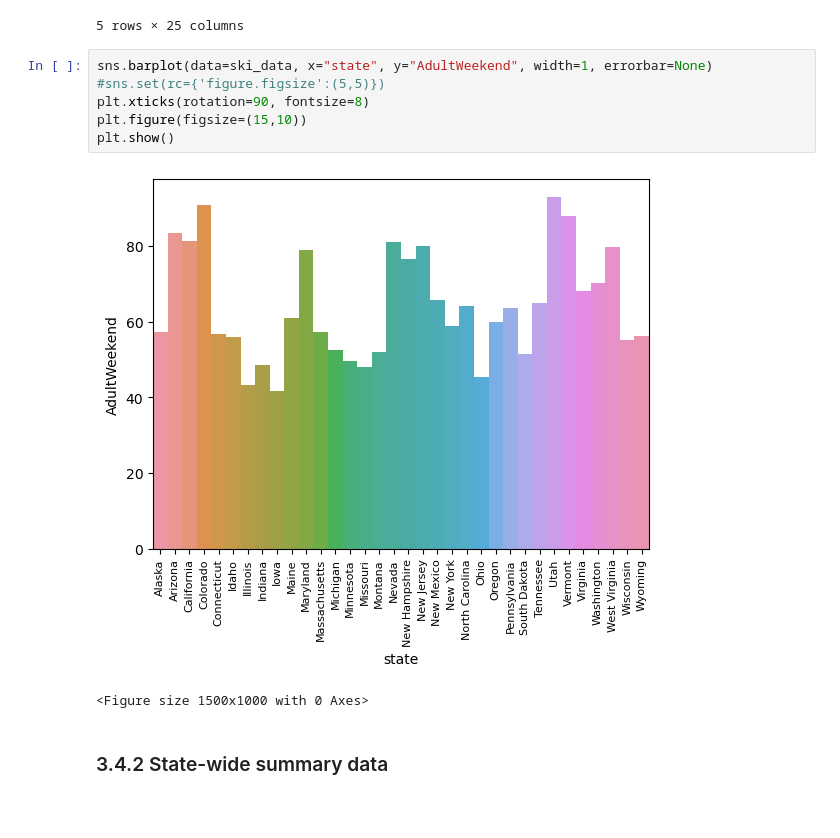
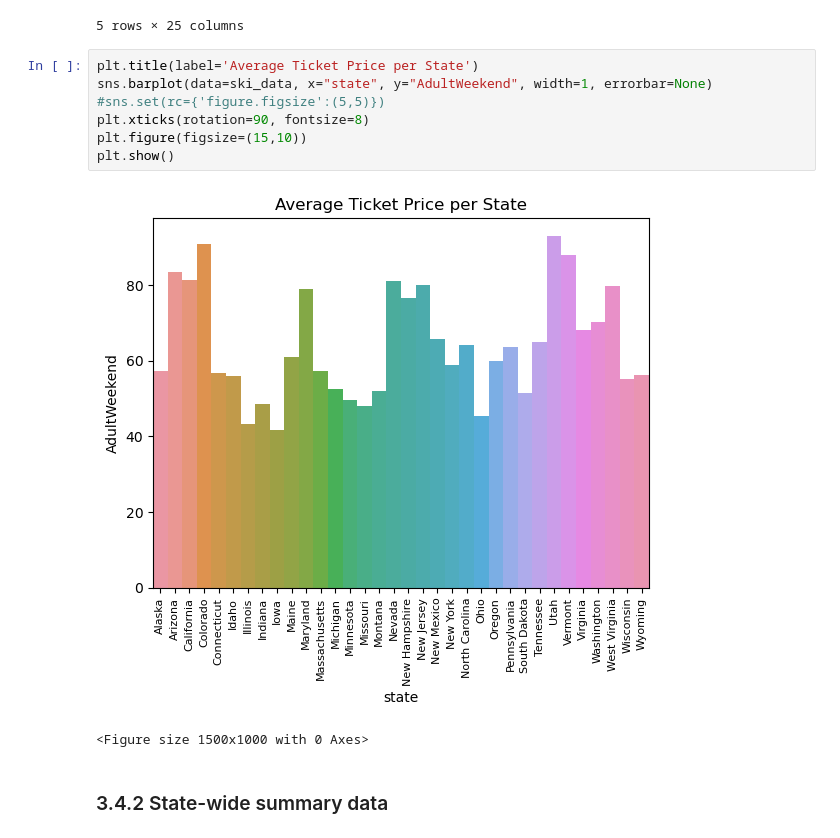
Before and after one commit to gabbycjames/DataScienceGuidedCapstone, a Jupyter notebook: Notebooks/03_exploratory_data_analysis.ipynb, the cells around one changed output. Cells and saved outputs as stored; diff of their text form; blank space fills up the shorter version.

Commit message:
Added title

```diff
--- a/Notebooks/03_exploratory_data_analysis.ipynb
+++ b/Notebooks/03_exploratory_data_analysis.ipynb
@@ -86,13 +86,14 @@ ski_data.head()
 | 4 | Sunrise Park Resort | Arizona | Arizona | 11100 | 1800 | 9200 | 0 | 0 | 1 | ... |
 5 rows × 25 columns
 # %%
+plt.title(label='Average Ticket Price per State')
 sns.barplot(data=ski_data, x="state", y="AdultWeekend", width=1, errorbar=None)
 #sns.set(rc={'figure.figsize':(5,5)})
 plt.xticks(rotation=90, fontsize=8)
 plt.figure(figsize=(15,10))
 plt.show()
 # %% [output]
-[figure, old version]
+[figure, new version]
 <Figure size 1500x1000 with 0 Axes>
 # %% [markdown]
 ### 3.4.2 State-wide summary data<a id='3.4.2_State-wide_summary_data'></a>
```
